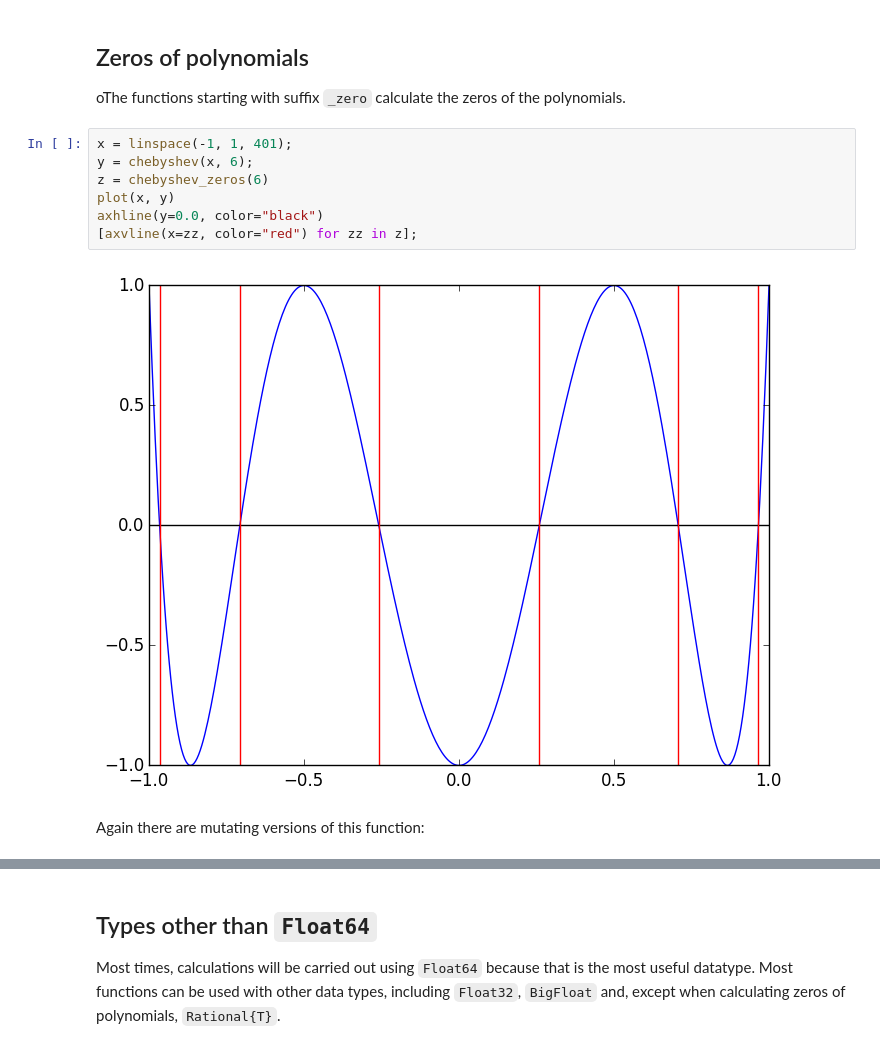
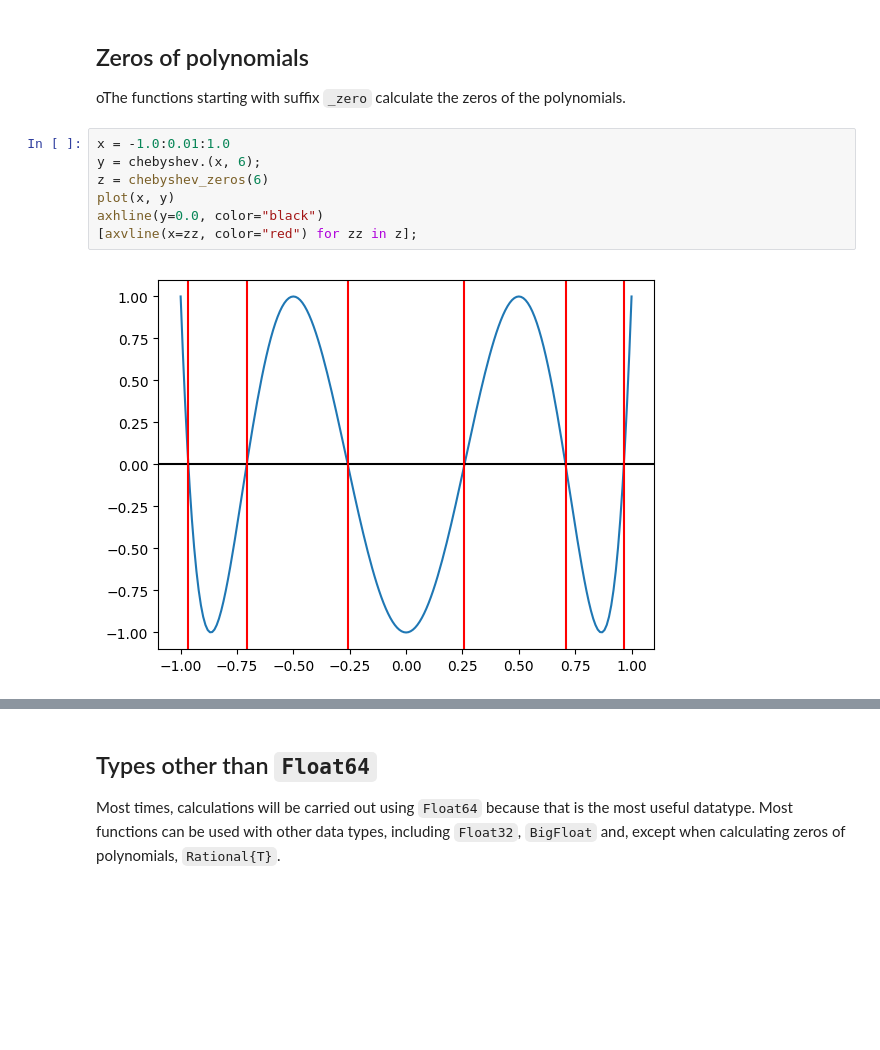
Before and after one commit to pjabardo/Jacobi.jl, a Jupyter notebook: notebooks/polynomials.ipynb, the cells around one changed output, grey strips where cells are left out. Drawn from its saved outputs; the diff is of its cells as text; blank space fills up the shorter version.

```diff
--- a/notebooks/polynomials.ipynb
+++ b/notebooks/polynomials.ipynb
@@ -145,13 +134,11 @@ plot(x, y3, "b-", x, y4, "r--")
 
 oThe functions starting with suffix `_zero` calculate the zeros of the polynomials.
 # %%
-x = linspace(-1, 1, 401);
-y = chebyshev(x, 6);
+x = -1.0:0.01:1.0
+y = chebyshev.(x, 6);
 z = chebyshev_zeros(6)
 plot(x, y)
 axhline(y=0.0, color="black")
 [axvline(x=zz, color="red") for zz in z];
 # %% [output]
-[figure, old version]
+[figure, new version]
-# %% [markdown]
-Again there are mutating versions of this function:
```
Also changed, not shown: parts of 22 cells of this notebook, 3 other files.
